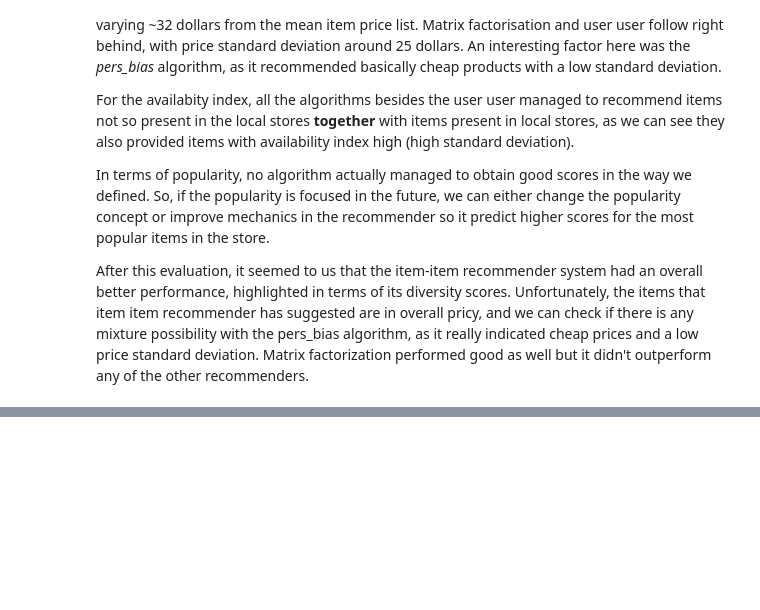
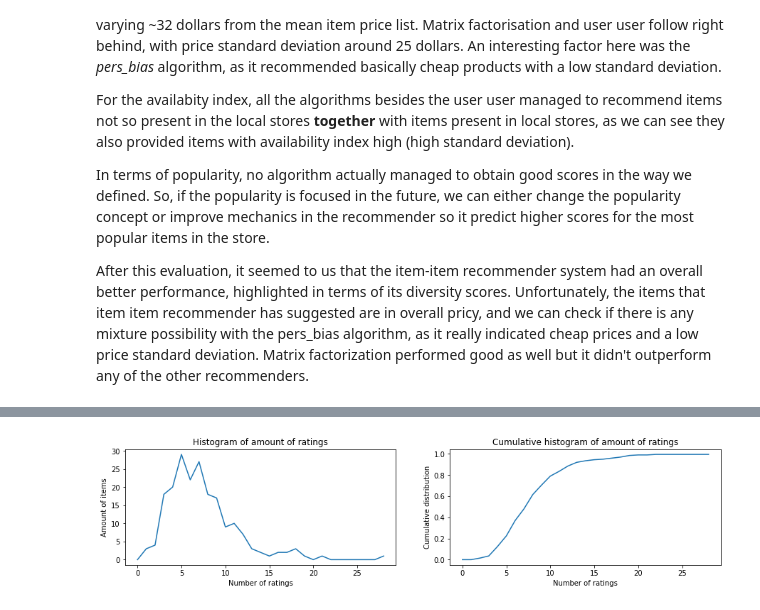
Before and after one commit to caiomiyashiro/RecommenderSystemsNotebooks, a Jupyter notebook: Month 5 Part I - Capstone Assignment II - Metrics Calculation.ipynb, the cells around one changed output, grey strips where cells are left out. Cells and saved outputs as stored; diff of their text form; code cells hidden in the pictures; blank space fills up the shorter version.

```diff
--- a/Month 5 Part I - Capstone Assignment II - Metrics Calculation.ipynb
+++ b/Month 5 Part I - Capstone Assignment II - Metrics Calculation.ipynb
@@ -396,0 +692,29 @@ After this evaluation, it seemed to us that the item-item recommender system had
+# %%
+import matplotlib.pyplot as plt
+
+item_nbr_ratings = actual_ratings.apply(lambda col: np.sum(~np.isnan(col)), axis=1)
+item_max_nbr_ratings = item_nbr_ratings.max()
+range_item_max_nbr_ratings = range(item_max_nbr_ratings+1)
+
+plt.figure(figsize=(15,3))
+plt.subplot(121)
+nbr_ratings_items = []
+for i in range_item_max_nbr_ratings:
+    nbr_ratings_items.append(len(item_nbr_ratings[item_nbr_ratings == i]))
+plt.plot(nbr_ratings_items)
+plt.xlabel('Number of ratings')
+plt.ylabel('Amount of items')
+plt.title('Histogram of amount of ratings')
+
+plt.subplot(122)
+cum_nbr_ratings_items = []
+for i in range(len(nbr_ratings_items)):
+    cum_nbr_ratings_items.append(np.sum(nbr_ratings_items[:i]))
+
+cum_nbr_ratings_items = np.array(cum_nbr_ratings_items)
+plt.plot(cum_nbr_ratings_items/actual_ratings.shape[0])
+plt.xlabel('Number of ratings')
+plt.ylabel('Cumulative distribution')
+plt.title('Cumulative histogram of amount of ratings');
+# %% [output]
+[figure, added]
```
Also changed, not shown: parts of 23 cells of this notebook.
